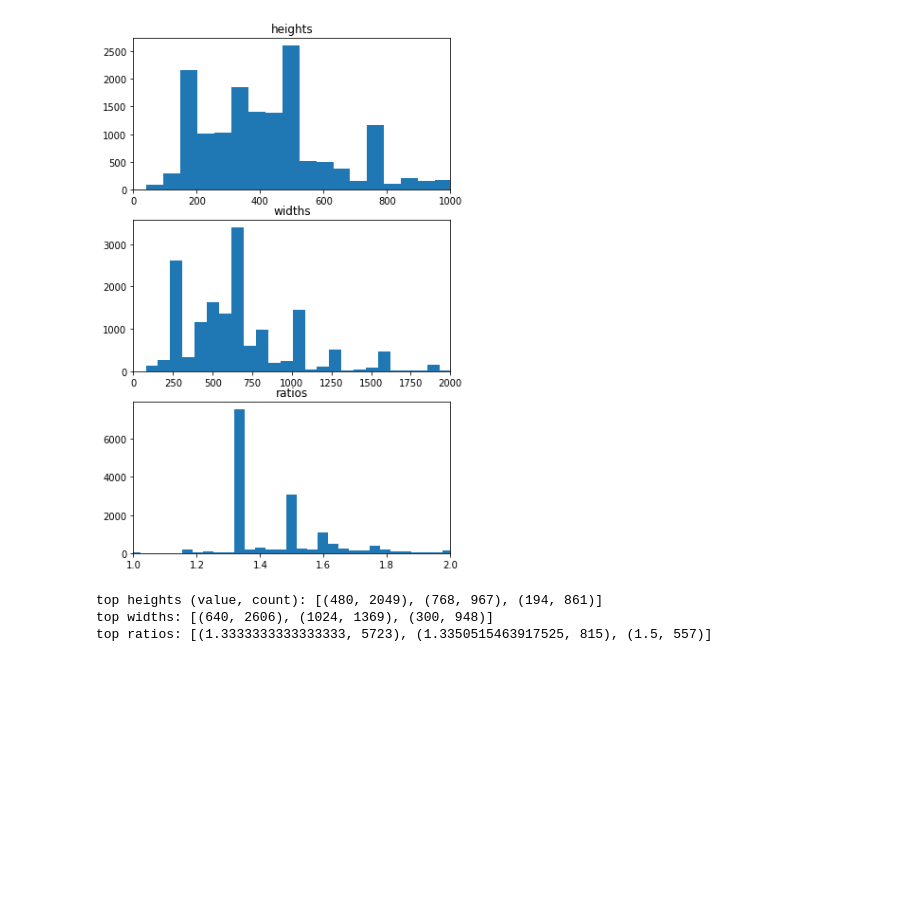
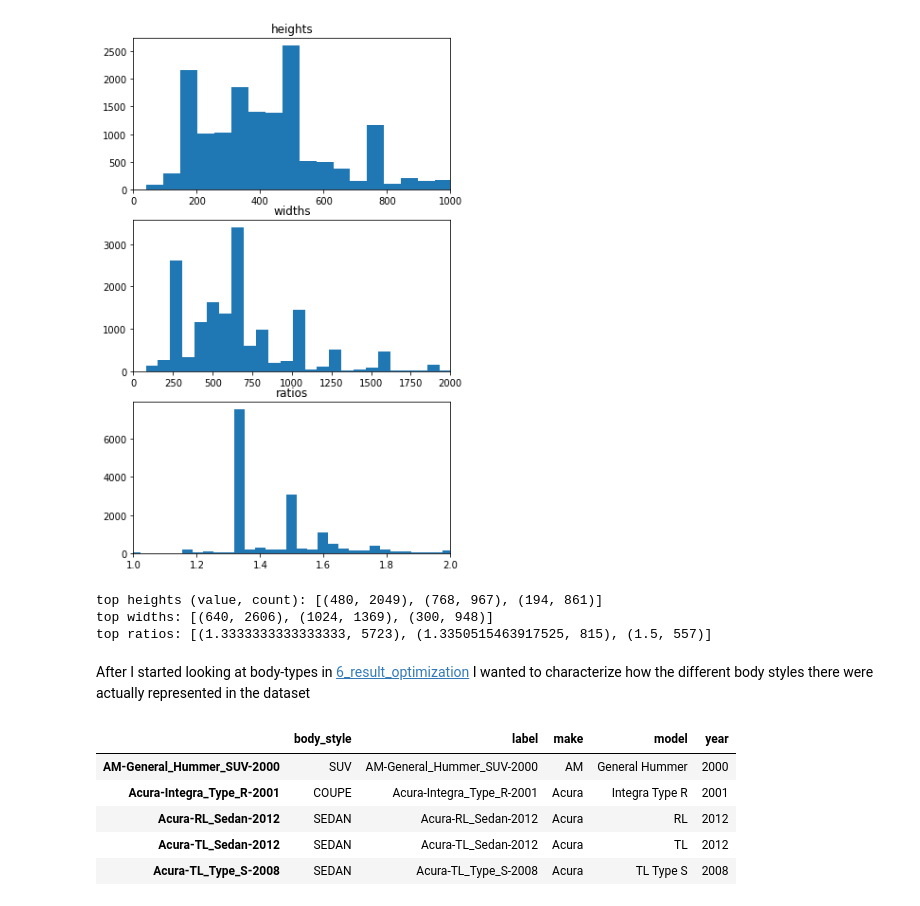
Before and after one commit to trnoriega/car-classifier, a Jupyter notebook: 2_characterize_the_dataset.ipynb, the cells around one changed output. Cells and saved outputs as stored; diff of their text form; code cells hidden in the pictures; blank space fills up the shorter version.

Commit message:
Add body_style characterization

```diff
--- a/2_characterize_the_dataset.ipynb
+++ b/2_characterize_the_dataset.ipynb
@@ -163,3 +163,6 @@ print('top ratios:', c_rs.most_common(3))
 top heights (value, count): [(480, 2049), (768, 967), (194, 861)]
 top widths: [(640, 2606), (1024, 1369), (300, 948)]
 top ratios: [(1.3333333333333333, 5723), (1.3350515463917525, 815), (1.5, 557)]
+# %% [markdown]
+After I started looking at body-types in [6_result_optimization](6_result_optimization.ipynb)
+I wanted to characterize how the different body styles there were actually represented in the dataset
@@ -165,0 +173,11 @@ top ratios: [(1.3333333333333333, 5723), (1.3350515463917525, 815), (1.5, 557)]
+# %%
+df = pd.DataFrame(body_dict).transpose()
+# %%
+df.head()
+# %% [output]
+|  | body_style | label | make | model | year |
+| AM-General_Hummer_SUV-2000 | SUV | AM-General_Hummer_SUV-2000 | AM | General Hummer | 2000 |
+| Acura-Integra_Type_R-2001 | COUPE | Acura-Integra_Type_R-2001 | Acura | Integra Type R | 2001 |
+| Acura-RL_Sedan-2012 | SEDAN | Acura-RL_Sedan-2012 | Acura | RL | 2012 |
+| Acura-TL_Sedan-2012 | SEDAN | Acura-TL_Sedan-2012 | Acura | TL | 2012 |
+| Acura-TL_Type_S-2008 | SEDAN | Acura-TL_Type_S-2008 | Acura | TL Type S | 2008 |
```
Also changed, not shown: parts of 3 cells of this notebook.
